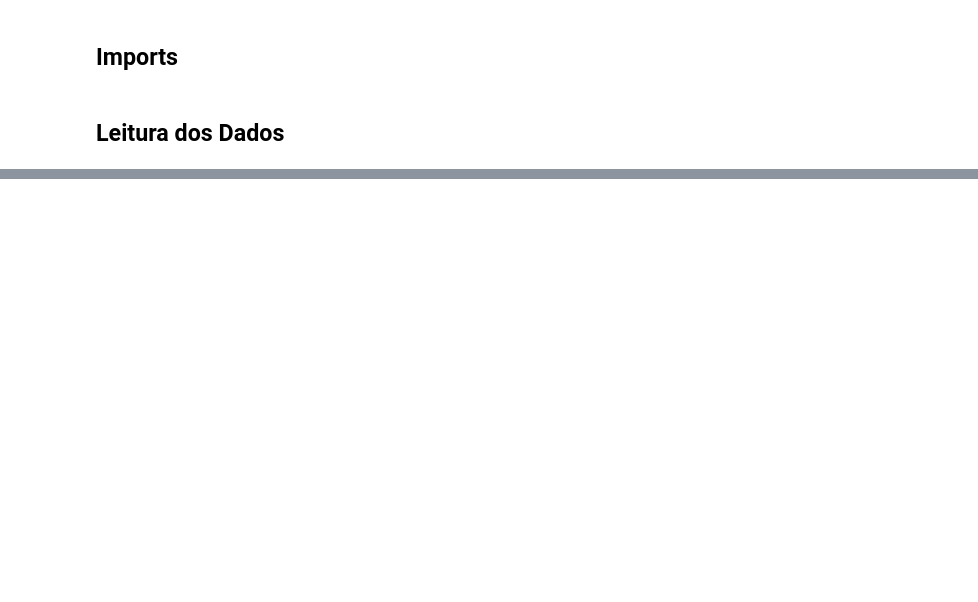
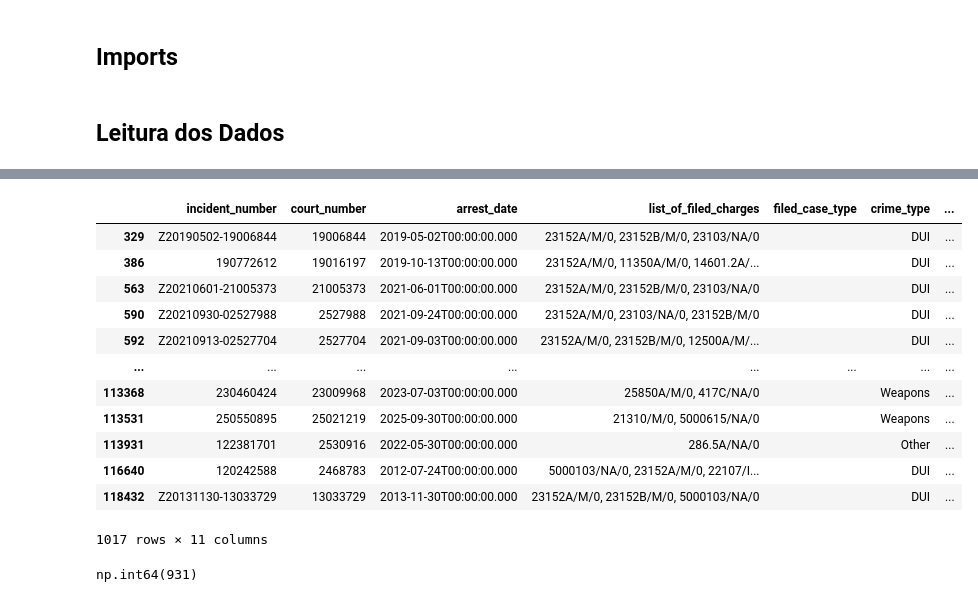
Before and after one commit to Orlandovpjunior/machine_learning, a Jupyter notebook: lab5/notebook.ipynb, the cells around one changed output, grey strips where cells are left out. Cells and saved outputs as stored; diff of their text form; code cells hidden in the pictures; blank space fills up the shorter version.

```diff
--- a/lab5/notebook.ipynb
+++ b/lab5/notebook.ipynb
@@ -62,0 +127,16 @@ Length: 4, dtype: str
+# %%
+df_da_prosecuted[df_da_prosecuted['filed_case_type'] == '']
+# %% [output]
+|  | incident_number | court_number | arrest_date | list_of_filed_charges | filed_case_type | crime_type | ... |
+| 329 | Z20190502-19006844 | 19006844 | 2019-05-02T00:00:00.000 | 23152A/M/0, 23152B/M/0, 23103/NA/0 |  | DUI | ... |
+| 386 | 190772612 | 19016197 | 2019-10-13T00:00:00.000 | 23152A/M/0, 11350A/M/0, 14601.2A/... |  | DUI | ... |
+| 563 | Z20210601-21005373 | 21005373 | 2021-06-01T00:00:00.000 | 23152A/M/0, 23152B/M/0, 23103/NA/0 |  | DUI | ... |
+| 590 | Z20210930-02527988 | 2527988 | 2021-09-24T00:00:00.000 | 23152A/M/0, 23103/NA/0, 23152B/M/0 |  | DUI | ... |
+| 592 | Z20210913-02527704 | 2527704 | 2021-09-03T00:00:00.000 | 23152A/M/0, 23152B/M/0, 12500A/M/... |  | DUI | ... |
+| ... | ... | ... | ... | ... | ... | ... | ... |
+| 113368 | 230460424 | 23009968 | 2023-07-03T00:00:00.000 | 25850A/M/0, 417C/NA/0 |  | Weapons | ... |
+| 113531 | 250550895 | 25021219 | 2025-09-30T00:00:00.000 | 21310/M/0, 5000615/NA/0 |  | Weapons | ... |
+| 113931 | 122381701 | 2530916 | 2022-05-30T00:00:00.000 | 286.5A/NA/0 |  | Other | ... |
+| 116640 | 120242588 | 2468783 | 2012-07-24T00:00:00.000 | 5000103/NA/0, 23152A/M/0, 22107/I... |  | DUI | ... |
+| 118432 | Z20131130-13033729 | 13033729 | 2013-11-30T00:00:00.000 | 23152A/M/0, 23152B/M/0, 5000103/NA/0 |  | DUI | ... |
+1017 rows × 11 columns
@@ -62,0 +155,4 @@ Length: 4, dtype: str
+# %%
+df_da_prosecuted['filed_case_type'].isna().sum()
+# %% [output]
+np.int64(931)
```
Also changed, not shown: parts of 36 cells of this notebook.
